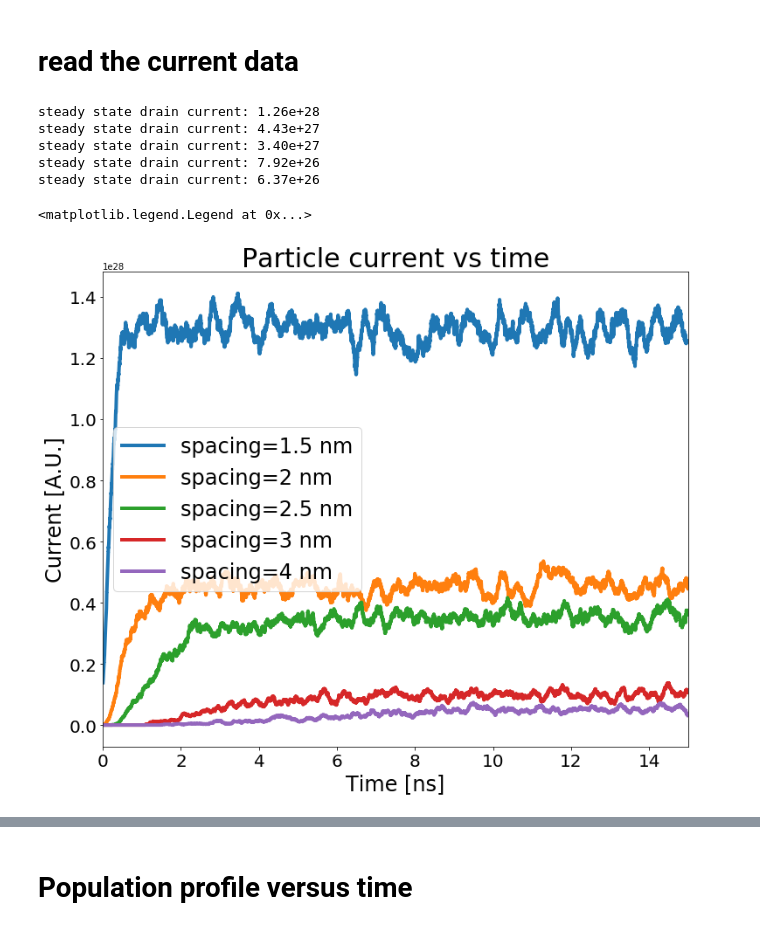
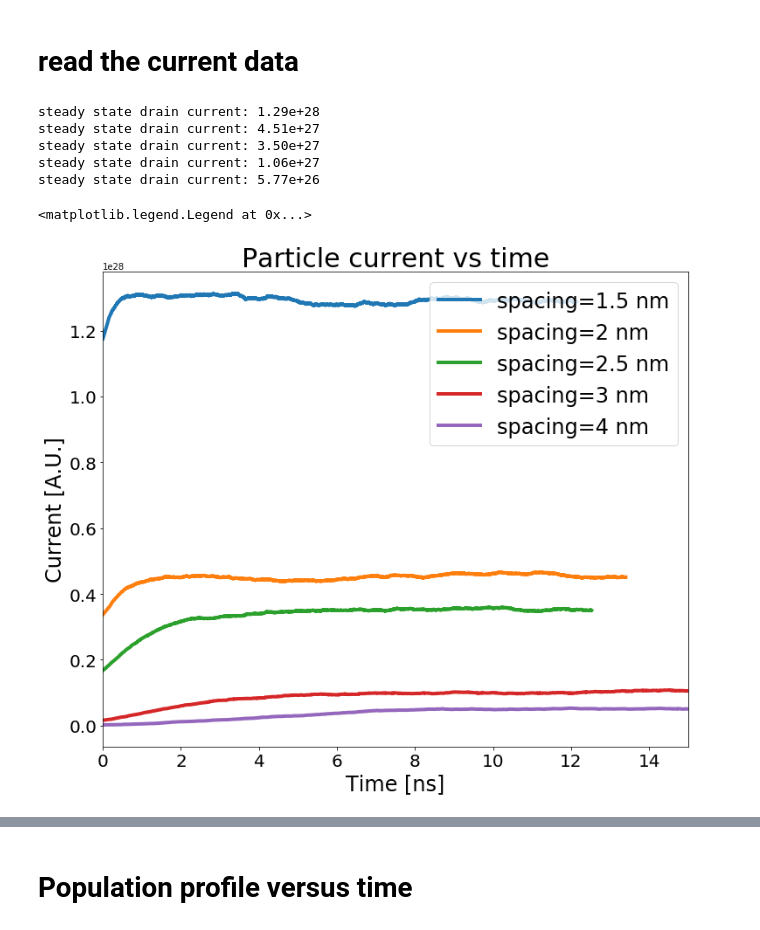
Before and after one commit to amirhosseindavoody/cnt_film_monte_carlo, a Jupyter notebook: visualization/monte_carlo_results.ipynb, the cells around one changed output, grey strips where cells are left out. Cells and saved outputs as stored; diff of their text form; code cells hidden in the pictures.

```diff
--- a/visualization/monte_carlo_results.ipynb
+++ b/visualization/monte_carlo_results.ipynb
@@ -19,7 +19,7 @@ directory = "/Users/amirhossein/research/exciton_monte_carlo_2nm_experiment"
 # %% [markdown]
 # read the current data
 # %%
-def plot_current(directory, box_size=200, color=None, ax=None):
+def plot_current(directory, box_size=3000, color=None, ax=None):
     if (ax is None):
         fig = plt.figure(figsize=(12,10))
         ax = fig.add_subplot(1,1,1)
@@ -34,37 +34,37 @@ def plot_current(directory, box_size=200, color=None, ax=None):
     # calculate and plot box average of the data
     box = np.ones(box_size)
     smooth_current = np.zeros((current.shape[0]-box.shape[0]+1,current.shape[1]))
     for i in range(0,current.shape[1]):
         smooth_current[:,i] = np.convolve(current[:,i], box, mode='valid')/np.sum(box)
 
     print("steady state drain current: {:.2e}".format(smooth_current[-1,2]))
 
     ax.plot(time[:smooth_current.shape[0]]*1.e9,(smooth_current[:,2]), linewidth=4, color=color)
     ax.set_title("Particle current vs time",fontsize=30)
     ax.set_xlabel("Time [ns]",fontsize=24)
     ax.set_ylabel("Current [A.U.]",fontsize=24)
     ax.tick_params(labelsize=20)
     ax.legend(["source","bulk","drain"],fontsize=24)
     ax.set_xlim([0,15])
 #     ax.set_ylim([-2e28,2e28])
     return ax
 
 
 # plot_current(directory)
 
 ax = plot_current("/Users/amirhossein/research/exciton_monte_carlo_1.5nm")
 plot_current("/Users/amirhossein/research/exciton_monte_carlo_2nm", ax=ax)
 plot_current("/Users/amirhossein/research/exciton_monte_carlo_2.5nm", ax=ax)
 plot_current("/Users/amirhossein/research/exciton_monte_carlo_3nm", ax=ax)
 plot_current("/Users/amirhossein/research/exciton_monte_carlo_4nm", ax=ax)
 
 ax.legend(["spacing=1.5 nm","spacing=2 nm","spacing=2.5 nm", "spacing=3 nm", "spacing=4 nm"],fontsize=24)
 # %% [output]
-steady state drain current: 1.26e+28
-steady state drain current: 4.43e+27
-steady state drain current: 3.40e+27
-steady state drain current: 7.92e+26
-steady state drain current: 6.37e+26
+steady state drain current: 1.29e+28
+steady state drain current: 4.51e+27
+steady state drain current: 3.50e+27
+steady state drain current: 1.06e+27
+steady state drain current: 5.77e+26
 <matplotlib.legend.Legend at 0x...>
-[figure, old version]
+[figure, new version]
 # %%
```
Also changed, not shown: parts of 1 cell of this notebook, 1 other file.
